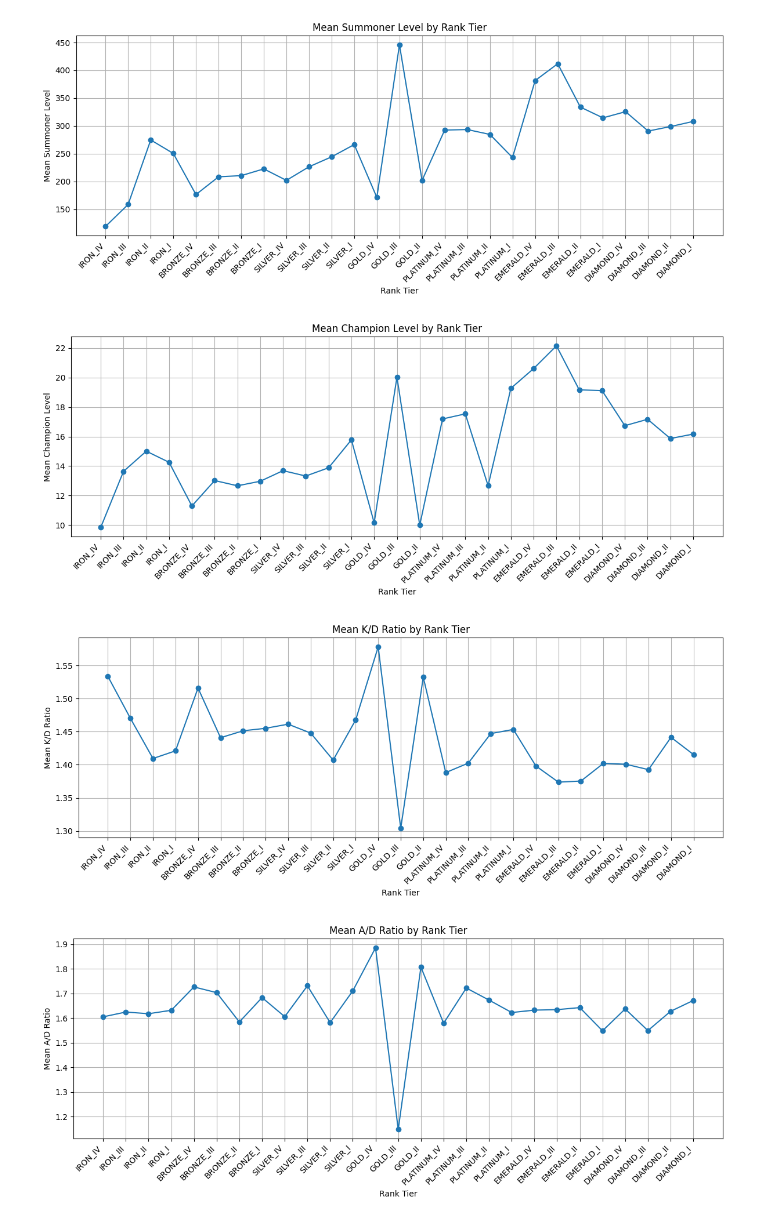
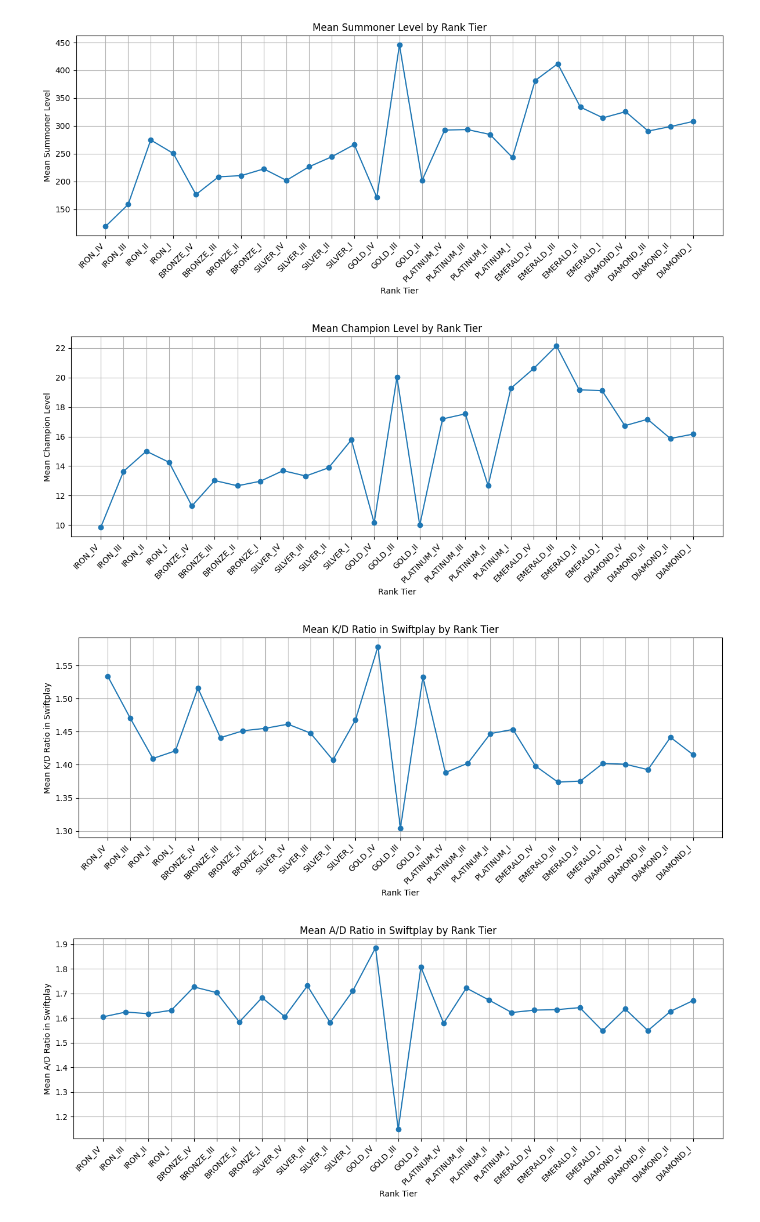
Before and after one commit to mdcUM/swiftplay-analysis, a Jupyter notebook: within_clusters.ipynb, the cells around one changed output. Saved outputs shown, nothing was run; the diff lists cells and outputs as text; code cells hidden in the pictures.

```diff
--- a/within_clusters.ipynb
+++ b/within_clusters.ipynb
@@ -43,39 +43,39 @@ def load_and_analyze_all_rank_tiers(folder_path):
         "rank_num": "Rank (Encoded)",
         "summonerLevel": "Summoner Level",
         "championLevel": "Champion Level",
-        "kd": "K/D Ratio",
-        "ad": "A/D Ratio"
+        "kd": "K/D Ratio in Swiftplay",
+        "ad": "A/D Ratio in Swiftplay"
     }
 
     summary_df["rank_string"] = summary_df["group"].str.replace("_", " ")
 
     # Map to ordering index
     summary_df["rank_order_index"] = summary_df["rank_string"].map({rank: i for i, rank in enumerate(rank_order)})
 
     # Sort by the rank order index
     summary_df = summary_df.sort_values("rank_order_index")
 
     for metric, label in metric_labels.items():
         plt.figure(figsize=(12, 5))
         plt.plot(summary_df["group"], summary_df[metric], marker='o')
         plt.title(f"Mean {label} by Rank Tier")
         plt.xlabel("Rank Tier")
         plt.ylabel(f"Mean {label}")
         plt.xticks(rotation=45, ha="right")
         plt.grid(True)
         plt.tight_layout()
         plt.show()
 
     return summary_df
 
 load_and_analyze_all_rank_tiers("./data")
 # %% [output]
 Skipping GOLD_I due to error: [Errno 2] No such file or directory: './data/GOLD_I/Players.csv'
 [figure]
 [figure]
 [figure]
-[figure, old version]
+[figure, new version]
-[figure, old version]
+[figure, new version]
 |  | rank_num | summonerLevel | championLevel | kd | ad | group | rank_string | rank_order_index |
 | 0 | 1.741624 | 119.079768 | 9.840464 | 1.533463 | 1.605185 | IRON_IV | IRON IV | 1 |
 | 1 | 2.422994 | 158.547377 | 13.639660 | 1.470070 | 1.624600 | IRON_III | IRON III | 2 |
```
